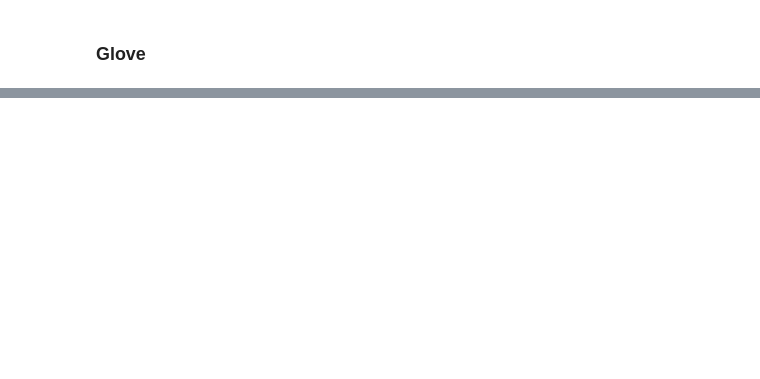
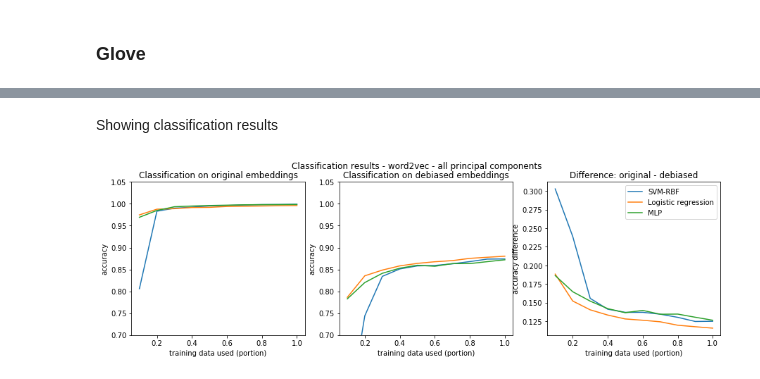
Before and after one commit to YovchevIvan/FACT-UVA, a Jupyter notebook: notebook.ipynb, the cells around one changed output, grey strips where cells are left out. Drawn from its saved outputs; the diff is of its cells as text; code cells hidden in the pictures; blank space fills up the shorter version.

```diff
--- a/notebook.ipynb
+++ b/notebook.ipynb
@@ -331,0 +364,9 @@ NameError: name 'show_lipstic' is not defined
+# %% [markdown]
+Showing classification results
+# %%
+file = open('./code/lipstick//results/results_w2v_all_pca')
+results_js = file.read()
+results = json.loads(results_js)
+plot_results(results, "word2vec - all principal components")
+# %% [output]
+[figure, added]
```
Also changed, not shown: parts of 19 cells of this notebook, 12 other files.
